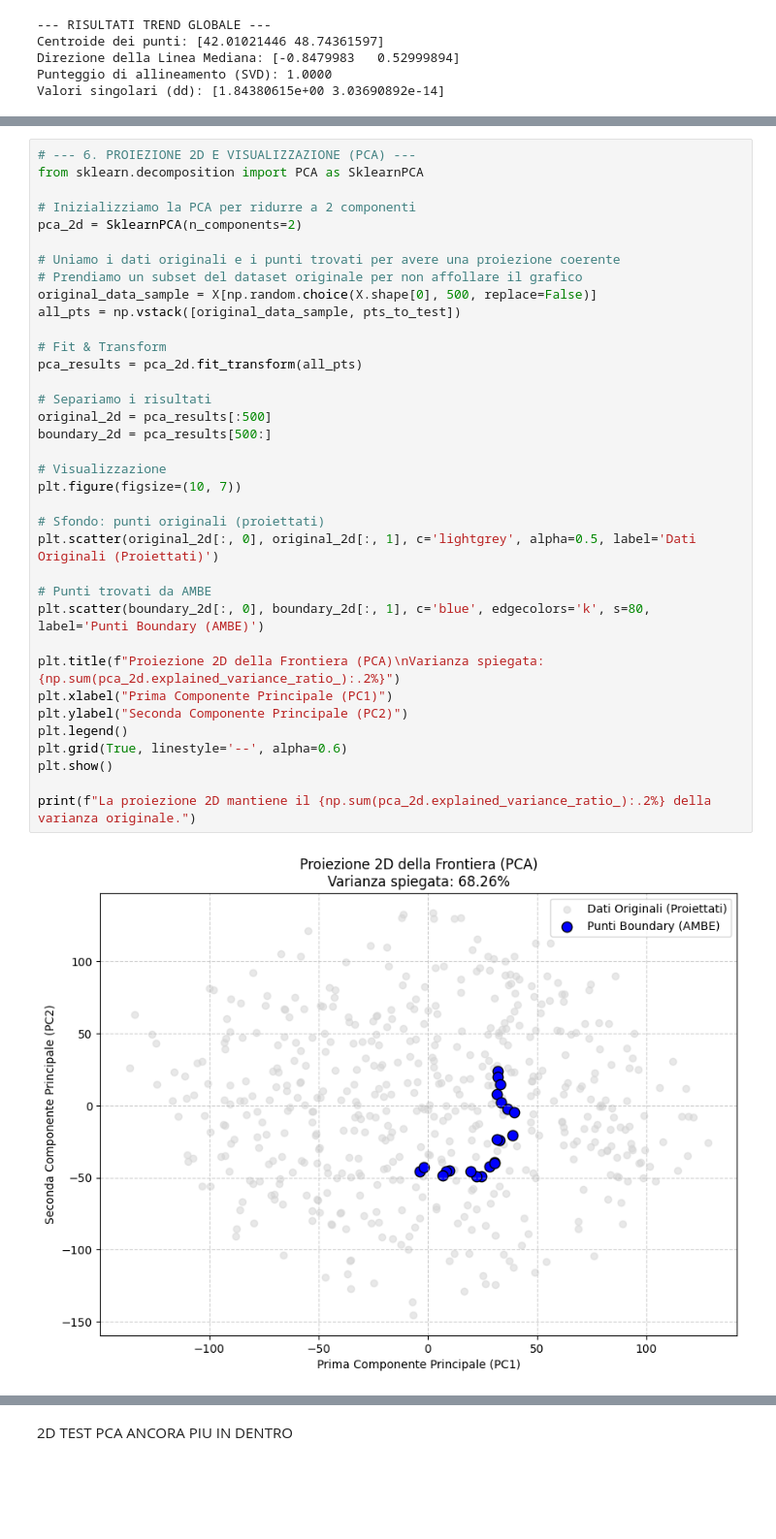
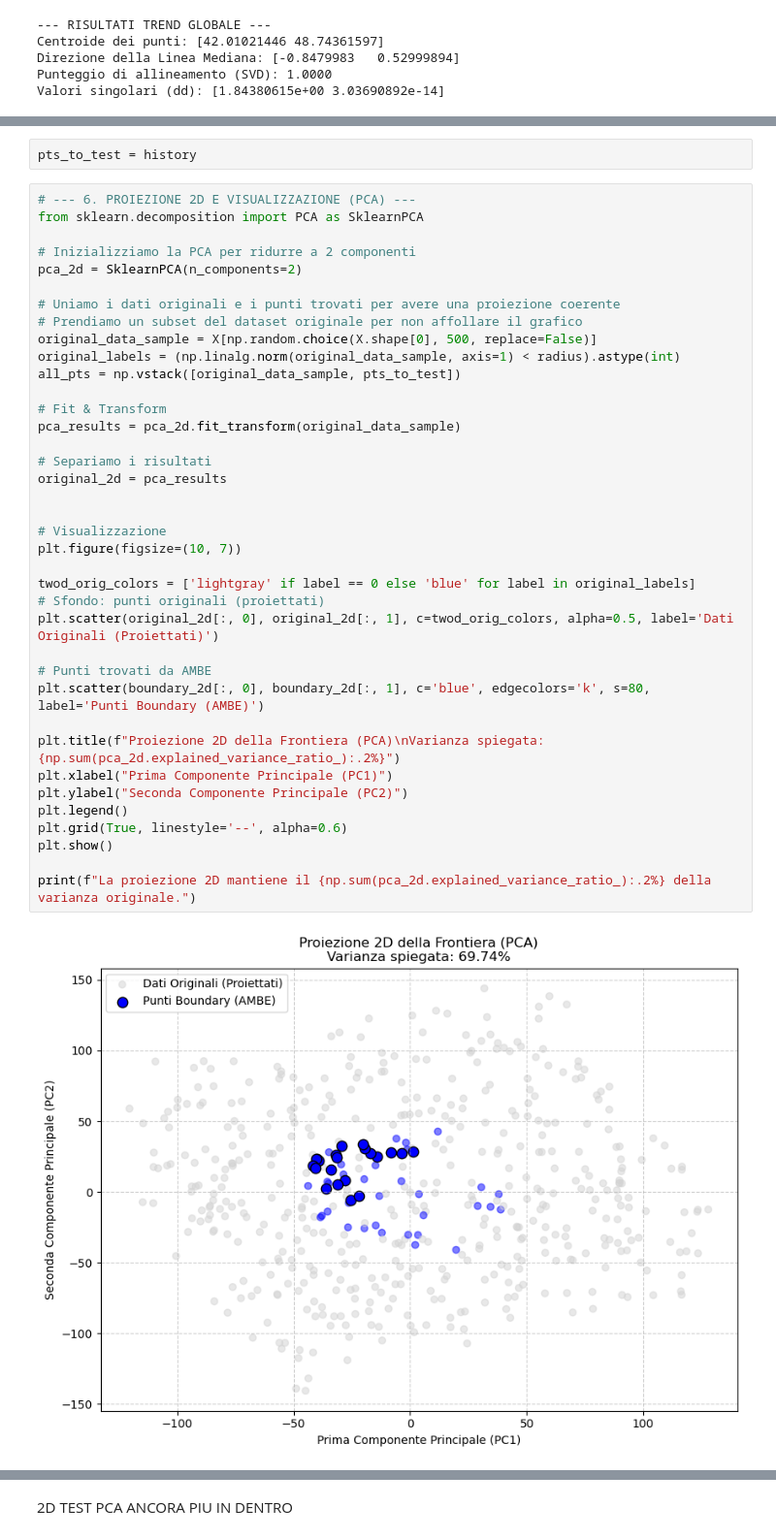
Before and after one commit to DISTA-IoT/ambe, a Jupyter notebook: ambe.ipynb, the cells around one changed output, grey strips where cells are left out. Shown at 97% size. Drawn from its saved outputs; the diff is of its cells as text; blank space fills up the shorter version.

```diff
--- a/ambe.ipynb
+++ b/ambe.ipynb
@@ -1058,38 +1060,42 @@ validazione 3d
+# %%
+pts_to_test = history
 # %%
 # --- 6. PROIEZIONE 2D E VISUALIZZAZIONE (PCA) ---
 from sklearn.decomposition import PCA as SklearnPCA
 
 # Inizializziamo la PCA per ridurre a 2 componenti
 pca_2d = SklearnPCA(n_components=2)
 
 # Uniamo i dati originali e i punti trovati per avere una proiezione coerente
 # Prendiamo un subset del dataset originale per non affollare il grafico
 original_data_sample = X[np.random.choice(X.shape[0], 500, replace=False)]
+original_labels = (np.linalg.norm(original_data_sample, axis=1) < radius).astype(int)
 all_pts = np.vstack([original_data_sample, pts_to_test])
 
 # Fit & Transform
-pca_results = pca_2d.fit_transform(all_pts)
+pca_results = pca_2d.fit_transform(original_data_sample)
 
 # Separiamo i risultati
-original_2d = pca_results[:500]
-boundary_2d = pca_results[500:]
+original_2d = pca_results
+
 
 # Visualizzazione
 plt.figure(figsize=(10, 7))
 
+twod_orig_colors = ['lightgray' if label == 0 else 'blue' for label in original_labels]
 # Sfondo: punti originali (proiettati)
-plt.scatter(original_2d[:, 0], original_2d[:, 1], c='lightgrey', alpha=0.5, label='Dati Originali (Proiettati)')
+plt.scatter(original_2d[:, 0], original_2d[:, 1], c=twod_orig_colors, alpha=0.5, label='Dati Originali (Proiettati)')
 
 # Punti trovati da AMBE
 plt.scatter(boundary_2d[:, 0], boundary_2d[:, 1], c='blue', edgecolors='k', s=80, label='Punti Boundary (AMBE)')
 
 plt.title(f"Proiezione 2D della Frontiera (PCA)\nVarianza spiegata: {np.sum(pca_2d.explained_variance_ratio_):.2%}")
 plt.xlabel("Prima Componente Principale (PC1)")
 plt.ylabel("Seconda Componente Principale (PC2)")
 plt.legend()
 plt.grid(True, linestyle='--', alpha=0.6)
 plt.show()
 
 print(f"La proiezione 2D mantiene il {np.sum(pca_2d.explained_variance_ratio_):.2%} della varianza originale.")
 # %% [output]
-[figure, old version]
+[figure, new version]
```
Also changed, not shown: parts of 36 cells of this notebook, 1 other file.
